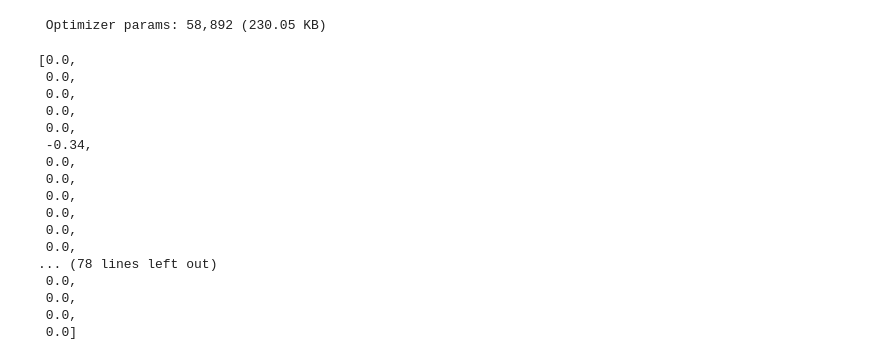
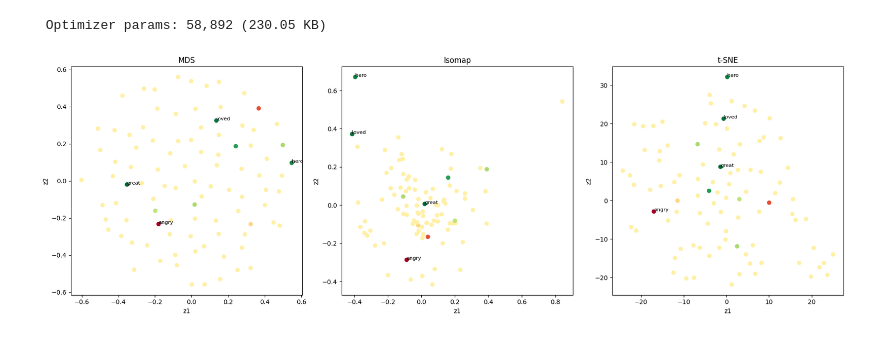
Before and after one commit to marcodigennaro/LLM, a Jupyter notebook: llm/jupyter-notebooks/RNN.ipynb, the cells around one changed output. Cells and saved outputs as stored; diff of their text form; code cells hidden in the pictures.

Commit message:
plot sentiments

```diff
--- a/llm/jupyter-notebooks/RNN.ipynb
+++ b/llm/jupyter-notebooks/RNN.ipynb
@@ -33,5 +33,5 @@ To enable the following instructions: AVX2 FMA, in other operations, rebuild Ten
 from llm.core.rnn import create_rnn_model
 
 model = create_rnn_model(vocab_size)
-model.fit(X, y, epochs=200, verbose=1)
+model.fit(X, y, epochs=50, verbose=1)
 # %% [output]
@@ -88,40 +88,23 @@ from llm.core.visualization import map_labels_to_colors
 
 embeddings, words = extract_embeddings(model, tokenizer)
 category_labels = extract_sentiment_labels(words)
-category_labels
-# %% [output]
-[0.0,
- 0.0,
- 0.0,
- 0.0,
- 0.0,
- -0.34,
- 0.0,
- 0.0,
- 0.0,
- 0.0,
- 0.0,
- 0.0,
-... (78 lines left out)
- 0.0,
- 0.0,
- 0.0,
- 0.0]
 # %%
 from llm.core.visualization import apply_mds
 from llm.core.visualization import apply_isomap
 from llm.core.visualization import apply_tsne
 from llm.core.visualization import plot_embeddings
 
 # Apply dimensionality reduction
 embeddings_mds = apply_mds(embeddings)
 embeddings_isomap = apply_isomap(embeddings)
 embeddings_tsne = apply_tsne(embeddings)
 
 # Plot the results
 plot_embeddings(
     embeddings_list=[embeddings_mds, embeddings_isomap, embeddings_tsne],
     words=words,
     titles=['MDS', 'Isomap', 't-SNE'],
-    colors=colors
+    colors=category_labels
 )
+# %% [output]
+[figure, added]
```
Also changed, not shown: parts of 3 cells of this notebook, 1 other file.
